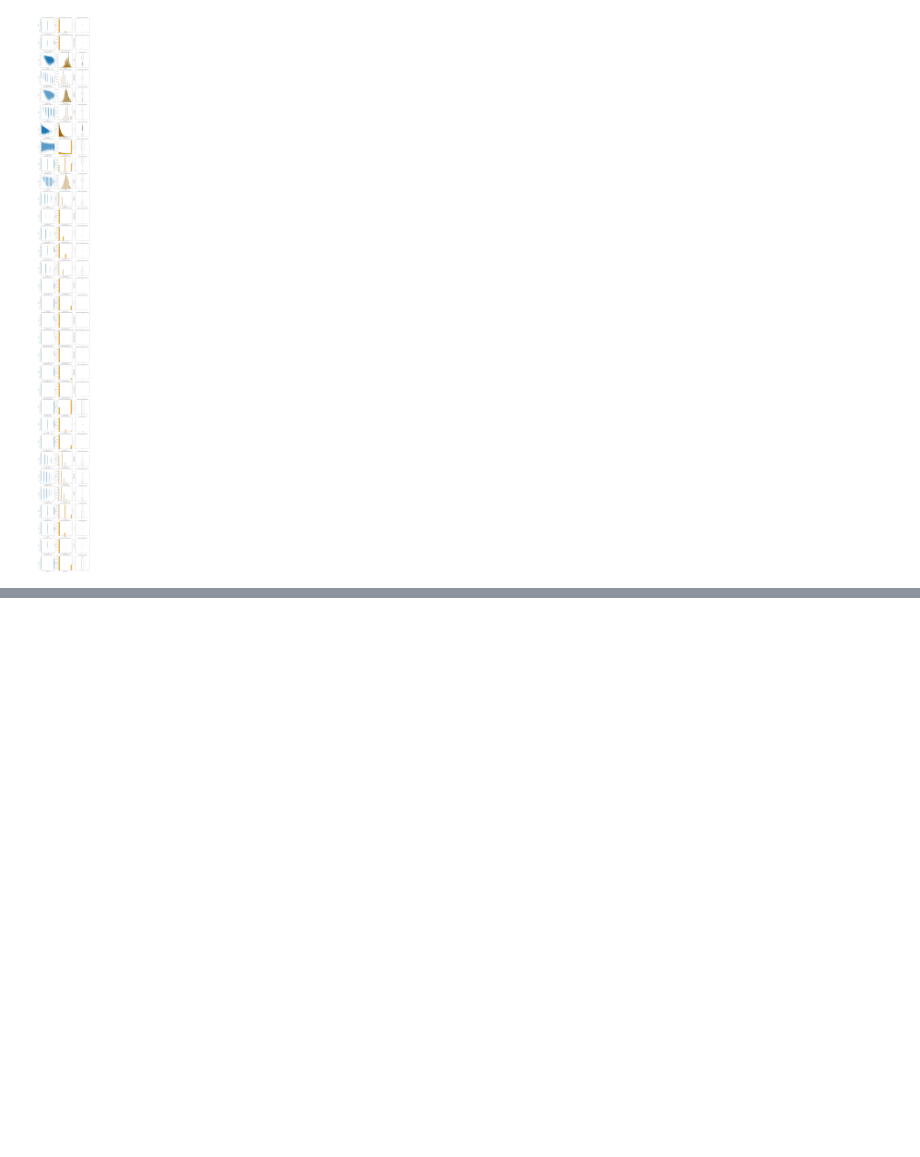
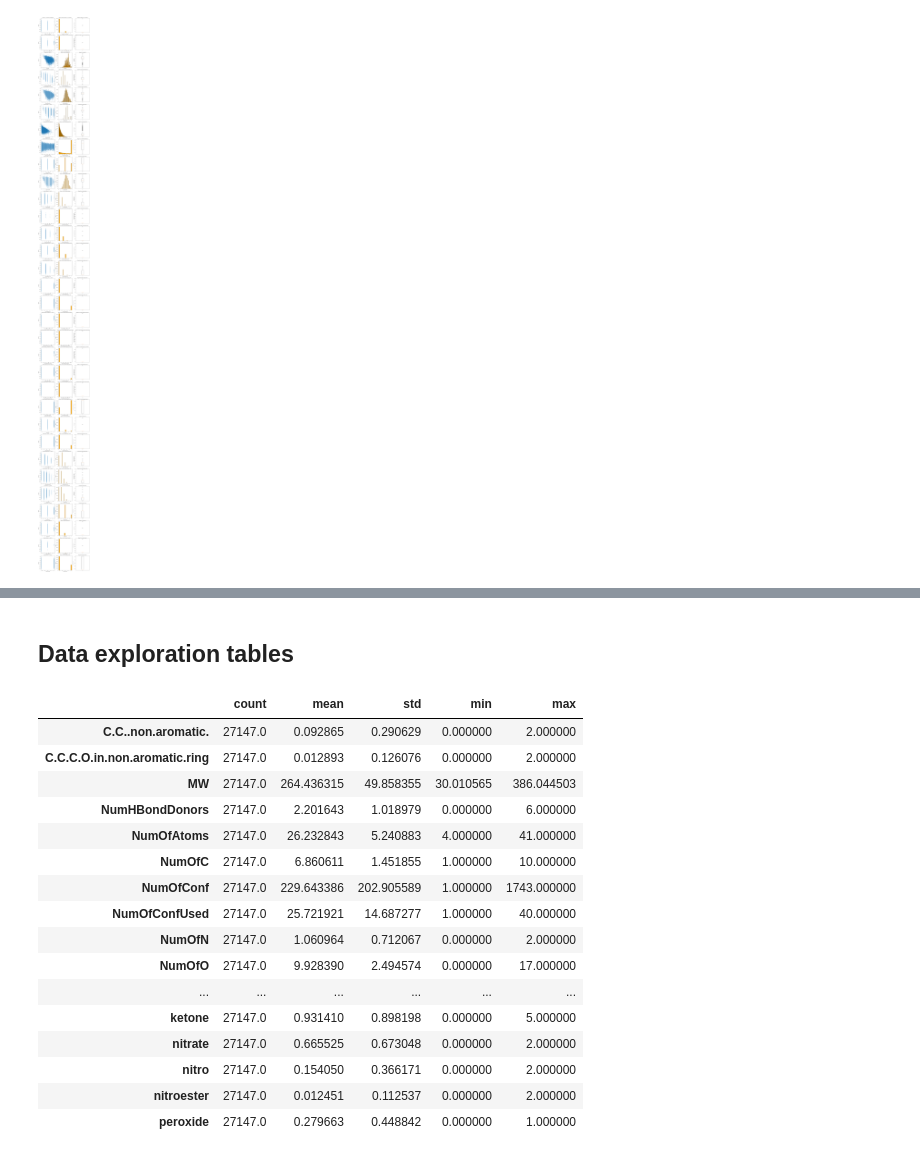
Before and after one commit to maijams/iml-term-project, a Jupyter notebook: pre-processing_and_data_exploration.ipynb, the cells around one changed output, grey strips where cells are left out. Drawn from its saved outputs; the diff is of its cells as text; code cells hidden in the pictures; blank space fills up the shorter version.

```diff
--- a/pre-processing_and_data_exploration.ipynb
+++ b/pre-processing_and_data_exploration.ipynb
@@ -230,0 +277,22 @@ plt.show()
+# %% [markdown]
+## Data exploration tables
+# %%
+X_train.describe().drop(['25%', '50%', '75%'], axis=0).transpose()
+# %% [output]
+|  | count | mean | std | min | max |
+| C.C..non.aromatic. | 27147.0 | 0.092865 | 0.290629 | 0.000000 | 2.000000 |
+| C.C.C.O.in.non.aromatic.ring | 27147.0 | 0.012893 | 0.126076 | 0.000000 | 2.000000 |
+| MW | 27147.0 | 264.436315 | 49.858355 | 30.010565 | 386.044503 |
+| NumHBondDonors | 27147.0 | 2.201643 | 1.018979 | 0.000000 | 6.000000 |
+| NumOfAtoms | 27147.0 | 26.232843 | 5.240883 | 4.000000 | 41.000000 |
+| NumOfC | 27147.0 | 6.860611 | 1.451855 | 1.000000 | 10.000000 |
+| NumOfConf | 27147.0 | 229.643386 | 202.905589 | 1.000000 | 1743.000000 |
+| NumOfConfUsed | 27147.0 | 25.721921 | 14.687277 | 1.000000 | 40.000000 |
+| NumOfN | 27147.0 | 1.060964 | 0.712067 | 0.000000 | 2.000000 |
+| NumOfO | 27147.0 | 9.928390 | 2.494574 | 0.000000 | 17.000000 |
+| ... | ... | ... | ... | ... | ... |
+| ketone | 27147.0 | 0.931410 | 0.898198 | 0.000000 | 5.000000 |
+| nitrate | 27147.0 | 0.665525 | 0.673048 | 0.000000 | 2.000000 |
+| nitro | 27147.0 | 0.154050 | 0.366171 | 0.000000 | 2.000000 |
+| nitroester | 27147.0 | 0.012451 | 0.112537 | 0.000000 | 2.000000 |
+| peroxide | 27147.0 | 0.279663 | 0.448842 | 0.000000 | 1.000000 |
```
Also changed, not shown: parts of 14 cells of this notebook, 6 other files.
